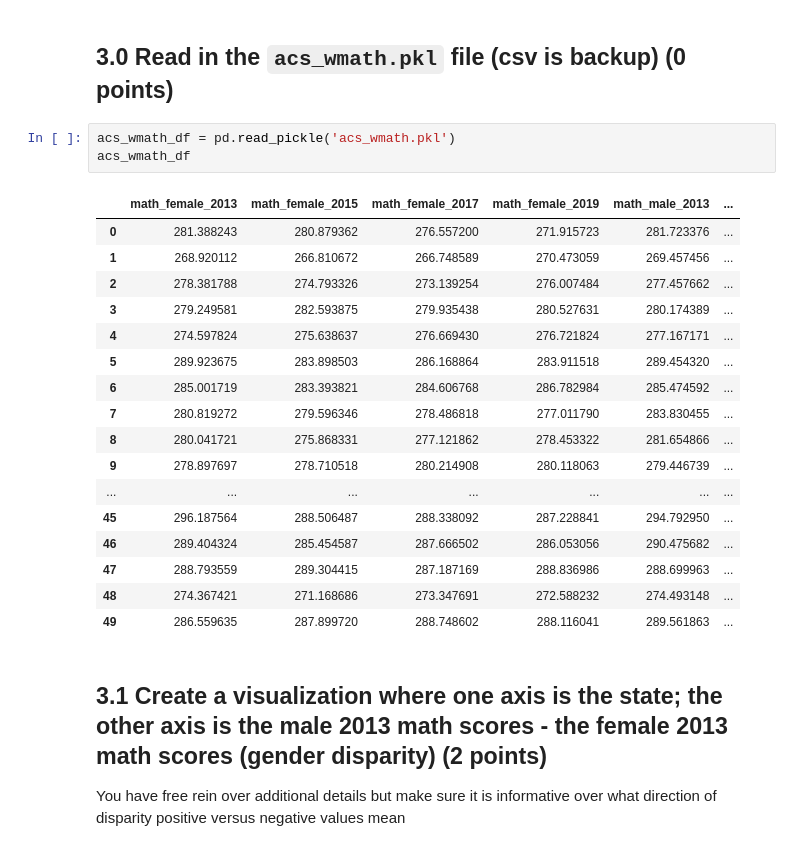
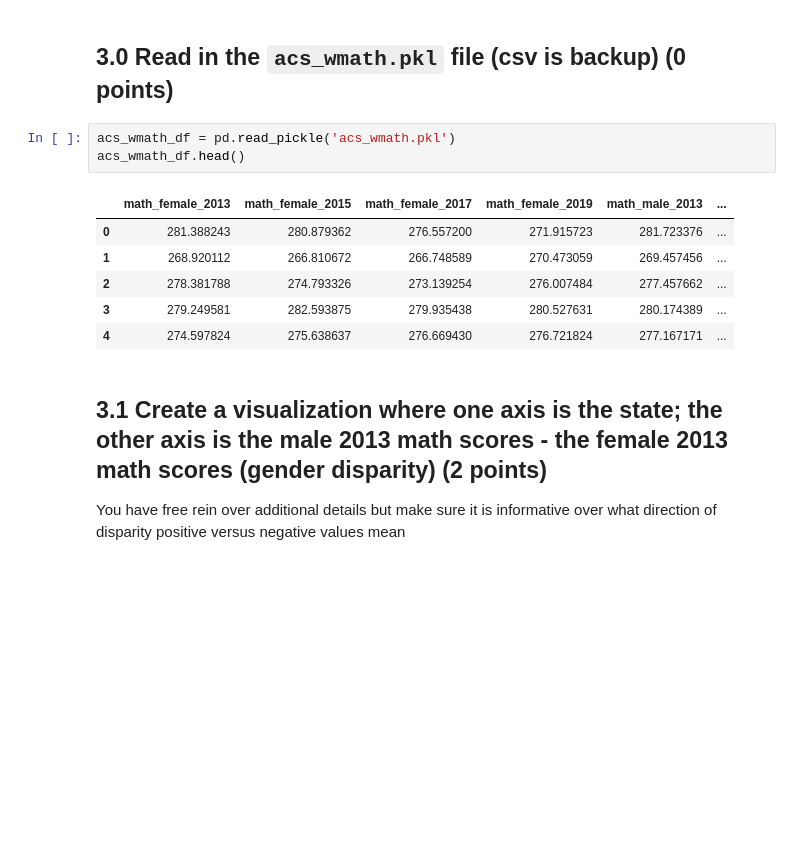
Before and after one commit to katepimentel/QSS20_S24, a Jupyter notebook: my_work/problem sets/pset4/pset4_blank.ipynb, the cells around one changed output. Saved outputs shown, nothing was run; the diff lists cells and outputs as text; blank space fills up the shorter version.

```diff
--- a/my_work/problem sets/pset4/pset4_blank.ipynb
+++ b/my_work/problem sets/pset4/pset4_blank.ipynb
@@ -343,25 +465,14 @@ list_suffrage = ["Wyoming", "Colorado", "Utah", "Idaho", "Washington",
 ## 3.0 Read in the `acs_wmath.pkl` file (csv is backup) (0 points)
 # %%
 acs_wmath_df = pd.read_pickle('acs_wmath.pkl')
-acs_wmath_df
+acs_wmath_df.head()
 # %% [output]
 |  | math_female_2013 | math_female_2015 | math_female_2017 | math_female_2019 | math_male_2013 | ... |
 | 0 | 281.388243 | 280.879362 | 276.557200 | 271.915723 | 281.723376 | ... |
 | 1 | 268.920112 | 266.810672 | 266.748589 | 270.473059 | 269.457456 | ... |
 | 2 | 278.381788 | 274.793326 | 273.139254 | 276.007484 | 277.457662 | ... |
 | 3 | 279.249581 | 282.593875 | 279.935438 | 280.527631 | 280.174389 | ... |
 | 4 | 274.597824 | 275.638637 | 276.669430 | 276.721824 | 277.167171 | ... |
-| 5 | 289.923675 | 283.898503 | 286.168864 | 283.911518 | 289.454320 | ... |
-| 6 | 285.001719 | 283.393821 | 284.606768 | 286.782984 | 285.474592 | ... |
-| 7 | 280.819272 | 279.596346 | 278.486818 | 277.011790 | 283.830455 | ... |
-| 8 | 280.041721 | 275.868331 | 277.121862 | 278.453322 | 281.654866 | ... |
-| 9 | 278.897697 | 278.710518 | 280.214908 | 280.118063 | 279.446739 | ... |
-| ... | ... | ... | ... | ... | ... | ... |
-| 45 | 296.187564 | 288.506487 | 288.338092 | 287.228841 | 294.792950 | ... |
-| 46 | 289.404324 | 285.454587 | 287.666502 | 286.053056 | 290.475682 | ... |
-| 47 | 288.793559 | 289.304415 | 287.187169 | 288.836986 | 288.699963 | ... |
-| 48 | 274.367421 | 271.168686 | 273.347691 | 272.588232 | 274.493148 | ... |
-| 49 | 286.559635 | 287.899720 | 288.748602 | 288.116041 | 289.561863 | ... |
 # %% [markdown]
 ## 3.1 Create a visualization where one axis is the state; the other axis is the male 2013 math scores - the female 2013 math scores (gender disparity) (2 points)
 
```
Also changed, not shown: parts of 12 cells of this notebook.
